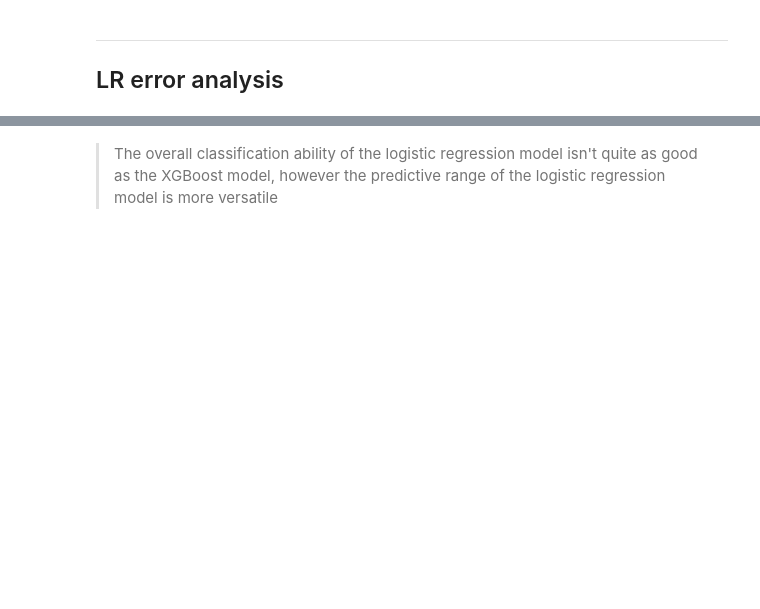
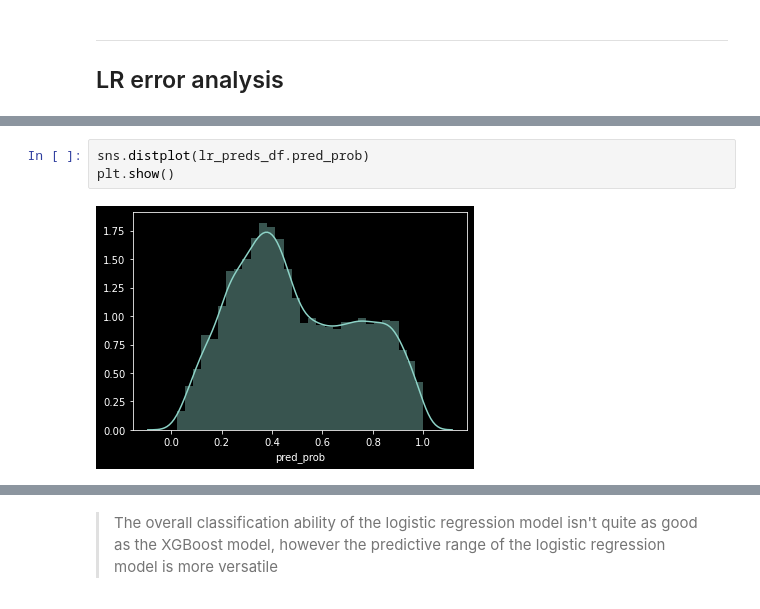
Before and after one commit to taylor-m/cardiovascular-disease-model, a Jupyter notebook: cardio_disease_classifier.ipynb, the cells around one changed output, grey strips where cells are left out. Drawn from its saved outputs; the diff is of its cells as text; blank space fills up the shorter version.

Commit message:
updated cardio_app.py
fixed calibration curve and prediction distribution functions

```diff
--- a/cardio_disease_classifier.ipynb
+++ b/cardio_disease_classifier.ipynb
@@ -607,3 +607,8 @@ lr_preds_df.pred_prob.hist()
 <matplotlib.axes._subplots.AxesSubplot at 0x...>
 [figure]
 [interactive output not drawn]
+# %%
+sns.distplot(lr_preds_df.pred_prob)
+plt.show()
+# %% [output]
+[figure, added]
```
Also changed, not shown: parts of 1 cell of this notebook, 1 other file.
